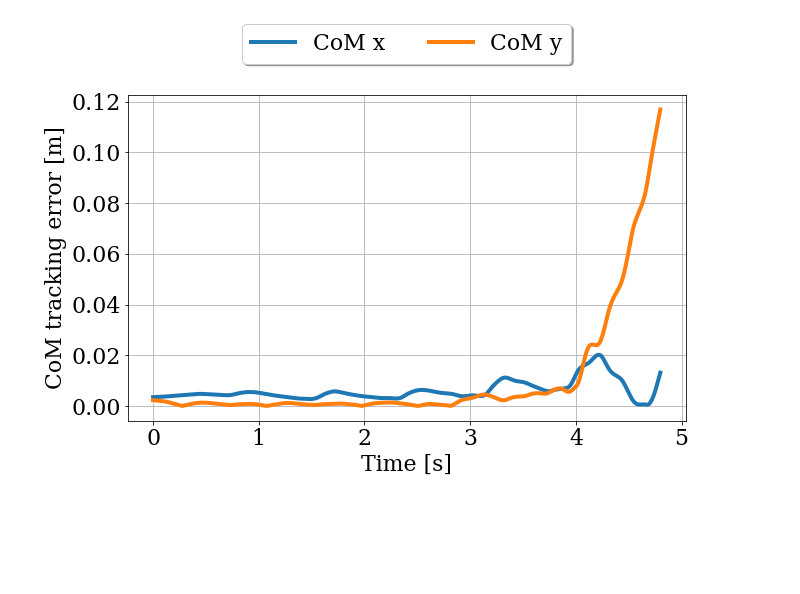
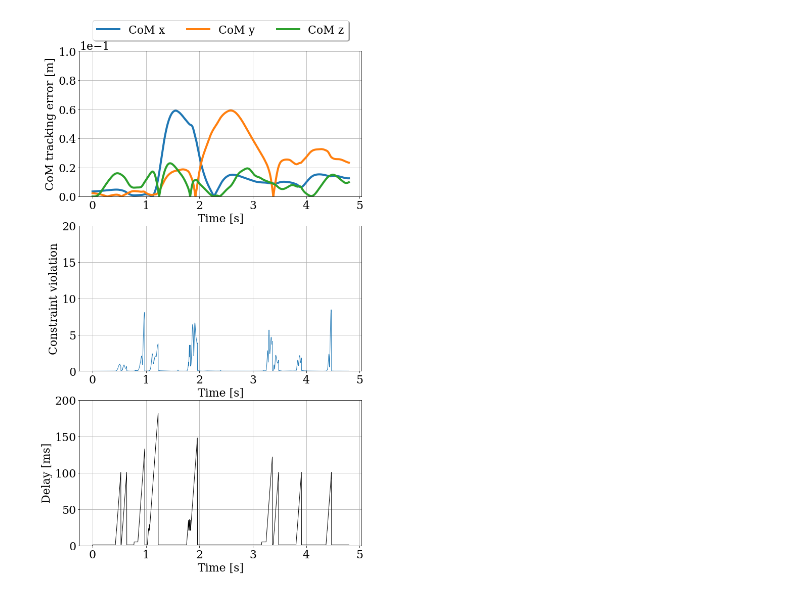
Before and after one commit to huaijiangzhu/delay_robust_invdyn, a Jupyter notebook: notebooks/walk.ipynb, the cells around one changed output. Saved outputs shown, nothing was run; the diff lists cells and outputs as text; code cells hidden in the pictures; blank space fills up the shorter version.

```diff
--- a/notebooks/walk.ipynb
+++ b/notebooks/walk.ipynb
@@ -39,25 +39,28 @@ font = {'family' : 'serif',
 matplotlib.rc('font', **font)
 np.set_printoptions(precision=3, linewidth=200, suppress=True)
 # %%
-BMODE = p.DIRECT
+BMODE = p.GUI
 LOGGING = False
-LOCAL = False
+LOCAL = True
 
 STEP_DURATION = 800
 N_STEPS = 6
 N_SIMULATION = N_STEPS * STEP_DURATION
 DOUBLE_SUPPORT_DURATION = 5
 
-DELAY = 0
+DELAY = 25
 NS3 = True
-SCENARIO = 'building'
+SCENARIO = 'factory'
 if NS3:
     LOWDELAY = 5
 else:
     LOWDELAY = DELAY
 
 DELAY_START = 0
-LOWDELAY_WINDOW = 5
+LOWDELAY_WINDOW = 50
+
+PRELANDING = LOWDELAY
+PRELIFTING = LOWDELAY
 
 IMPACT_START = 2400
 IMPACT_DURATION = 200
@@ -116,7 +119,7 @@ foot_steps = np.load(parentdir+'/data/foot_steps.npy')
 left_foot_steps = foot_steps[1::2]
 right_foot_steps = foot_steps[0::2]
 # %%
-mu = 0.3                            # friction coefficient
+mu = 0.5                            # friction coefficient
 rf_frame_name = "RAnkleRoll"        # right foot frame name
 lf_frame_name = "LAnkleRoll"        # left foot frame name
 
@@ -131,6 +134,9 @@ kp_com = 10.0                   # proportional gain of center of mass task
 kp_posture = 50.0               # proportional gain of joint posture task
 kp_foot_motion = 30.0
 kd_foot_motion = 1000.0
+
+sigma_q = 0
+sigma_v = 0 # measurement noise
 # %%
 path = parentdir + '/models/romeo'
 robot_urdf = path + '/urdf/romeo.urdf'
@@ -235,6 +241,8 @@ support_foot_idx = 1
 
 landing = STEP_DURATION
 last_landing = STEP_DURATION
+lifting = landing + DOUBLE_SUPPORT_DURATION
+last_lifting = last_landing + DOUBLE_SUPPORT_DURATION
 # %%
 LOG = []
 SOL = []
@@ -372,19 +391,41 @@ if LOGGING:
     with open(data_path + file_name + '.pkl', 'wb') as f:
         pickle.dump(exp_data, f, pickle.HIGHEST_PROTOCOL)
 # %%
-fig, ax = plt.subplots(1, figsize=(10, 6))
+fig, ax = plt.subplots(3, figsize=(10, 18))
 time = np.arange(0.0, N_SIMULATION*dt, dt)
 axes = ['x', 'y', 'z']
-for i in range(2):
+for i in range(3):
     err = np.abs([data.com.pos[i,0]-data.com.pos_ref[i,0] for data in LOG])
-    ax.plot(time, err, lw=4, label='CoM '+axes[i])
+    ax[0].plot(time, err, lw=4, label='CoM '+axes[i])
 
-ax.grid()
-ax.set_xlabel('Time [s]')
-ax.set_ylabel('CoM tracking error' + ' [m]' )
-# ax.set_ylim([0, 30])
+ax[0].grid()
+ax[0].set_xlabel('Time [s]')
+ax[0].set_ylabel('CoM tracking error' + ' [m]' )
+_ = ax[0].legend(loc='upper center', bbox_to_anchor=(0.5, 1.25),
+             ncol=3, fancybox=True, shadow=True)
+ax[0].ticklabel_format(style='sci', axis='y', scilimits=(0, 0))
+ax[0].set_ylim([0, 0.1])
 
-_ = ax.legend(loc='upper center', bbox_to_anchor=(0.5, 1.25),
-             ncol=3, fancybox=True, shadow=True)
+slack = [data.slack[1, 0] for data in LOG]
+ax[1].plot(time, slack, lw=1)
+ax[1].grid()
+ax[1].set_xlabel('Time [s]')
+ax[1].set_ylabel('Constraint violation' )
+# ax[1].ticklabel_format(style='sci', axis='y', scilimits=(0,0))
+ax[1].set_ylim([0, 20])
+
+delays = [data.delay for data in LOG]
+ax[2].plot(time, delays, lw=1, color='k')
+ax[2].grid()
+ax[2].set_xlabel('Time [s]')
+ax[2].set_ylabel('Delay [ms]' )
+ax[2].set_ylim([0, 200])
+
+file_name = 'walk_err_'
+if NS3:
+    file_name += SCENARIO
+if LOCAL:
+    file_name += '_local'
+fig.savefig(file_name + '.png', bbox_inches='tight')
 # %% [output]
-[figure, old version]
+[figure, new version]
```
Also changed, not shown: parts of 4 cells of this notebook, 4 other files.
